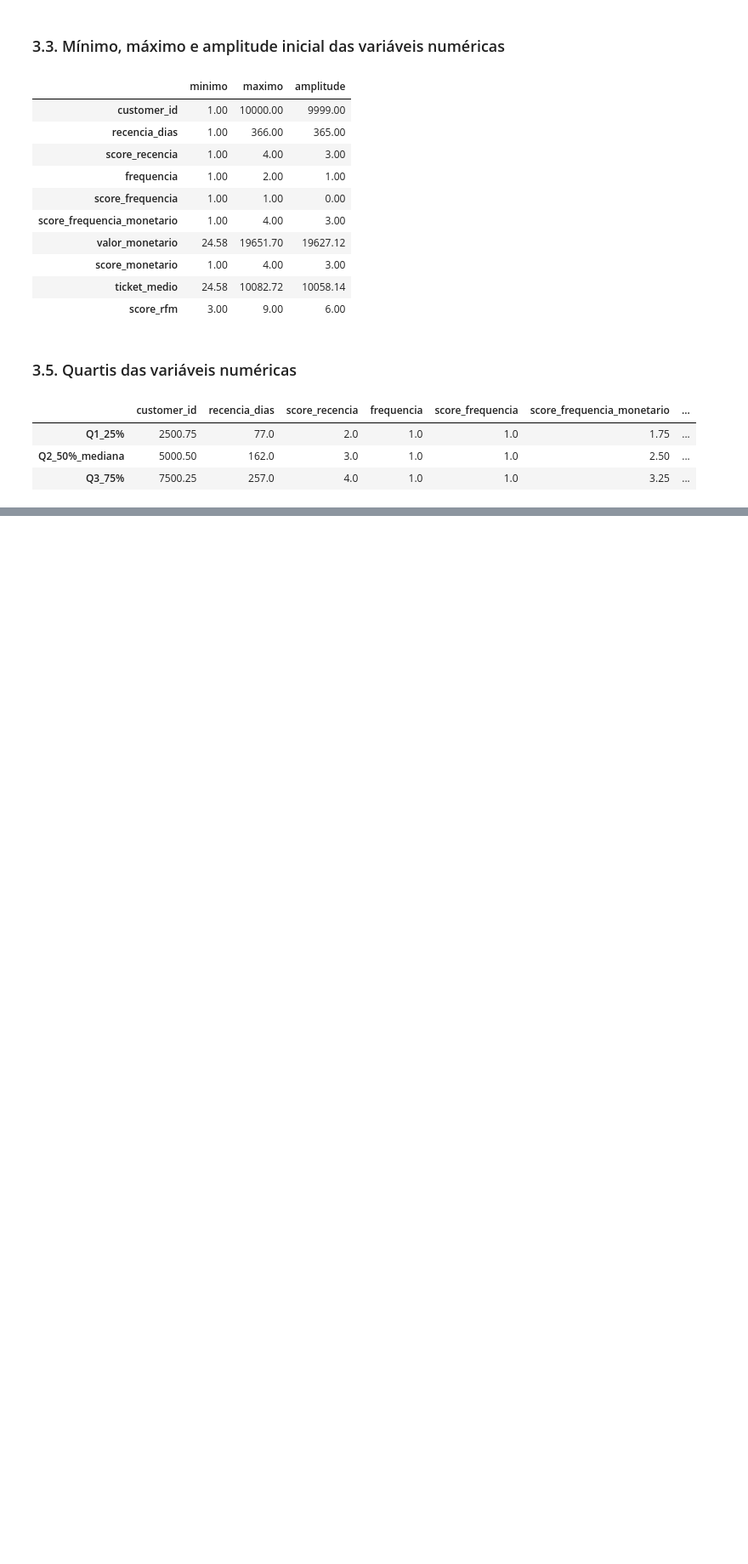
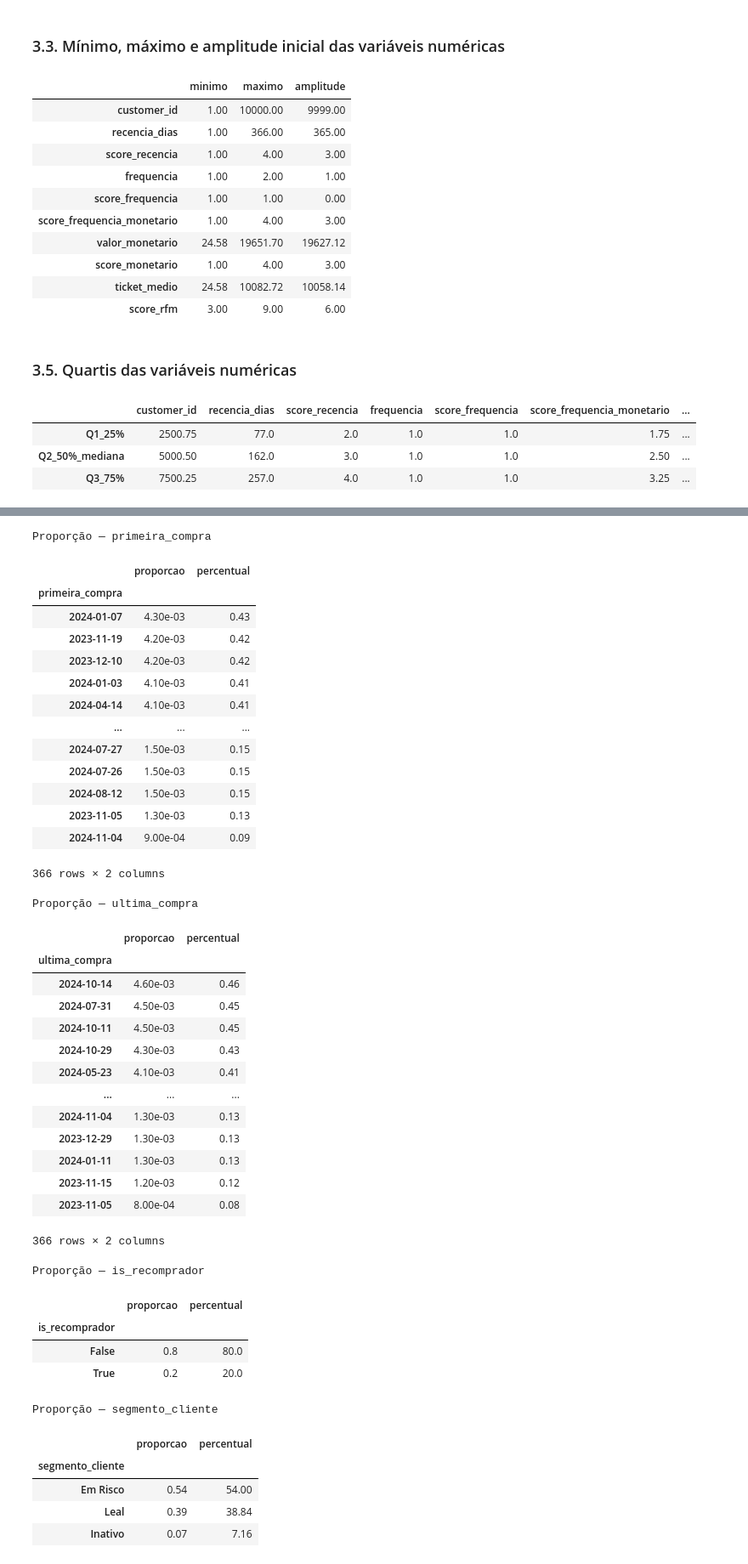
Before and after one commit to MilenaSf00/Trabalho_ciencia_de_dados, a Jupyter notebook: notebooks/3_aed.ipynb, the cells around one changed output, grey strips where cells are left out. Shown at 85% size. Cells and saved outputs as stored; diff of their text form; code cells hidden in the pictures; blank space fills up the shorter version.

```diff
--- a/notebooks/3_aed.ipynb
+++ b/notebooks/3_aed.ipynb
@@ -220,0 +223,4 @@ quartis
+# %%
+for coluna in categoricas:
+    print(f"\nFrequência absoluta — {coluna}")
+    display(df[coluna].value_counts(dropna=False).to_frame(name="frequencia"))
@@ -220,0 +271,48 @@ quartis
+# %%
+for coluna in categoricas:
+    print(f"\nProporção — {coluna}")
+    proporcoes = df[coluna].value_counts(normalize=True, dropna=False).to_frame(name="proporcao")
+    proporcoes["percentual"] = proporcoes["proporcao"] * 100
+    display(proporcoes)
+# %% [output]
+Proporção — primeira_compra
+|  | proporcao | percentual |
+| primeira_compra |  |  |
+| 2024-01-07 | 4.30e-03 | 0.43 |
+| 2023-11-19 | 4.20e-03 | 0.42 |
+| 2023-12-10 | 4.20e-03 | 0.42 |
+| 2024-01-03 | 4.10e-03 | 0.41 |
+| 2024-04-14 | 4.10e-03 | 0.41 |
+| ... | ... | ... |
+| 2024-07-27 | 1.50e-03 | 0.15 |
+| 2024-07-26 | 1.50e-03 | 0.15 |
+| 2024-08-12 | 1.50e-03 | 0.15 |
+| 2023-11-05 | 1.30e-03 | 0.13 |
+| 2024-11-04 | 9.00e-04 | 0.09 |
+366 rows × 2 columns
+Proporção — ultima_compra
+|  | proporcao | percentual |
+| ultima_compra |  |  |
+| 2024-10-14 | 4.60e-03 | 0.46 |
+| 2024-07-31 | 4.50e-03 | 0.45 |
+| 2024-10-11 | 4.50e-03 | 0.45 |
+| 2024-10-29 | 4.30e-03 | 0.43 |
+| 2024-05-23 | 4.10e-03 | 0.41 |
+| ... | ... | ... |
+| 2024-11-04 | 1.30e-03 | 0.13 |
+| 2023-12-29 | 1.30e-03 | 0.13 |
+| 2024-01-11 | 1.30e-03 | 0.13 |
+| 2023-11-15 | 1.20e-03 | 0.12 |
+| 2023-11-05 | 8.00e-04 | 0.08 |
+366 rows × 2 columns
+Proporção — is_recomprador
+|  | proporcao | percentual |
+| is_recomprador |  |  |
+| False | 0.8 | 80.0 |
+| True | 0.2 | 20.0 |
+Proporção — segmento_cliente
+|  | proporcao | percentual |
+| segmento_cliente |  |  |
+| Em Risco | 0.54 | 54.00 |
+| Leal | 0.39 | 38.84 |
+| Inativo | 0.07 | 7.16 |
```
Also changed, not shown: parts of 3 cells of this notebook.
